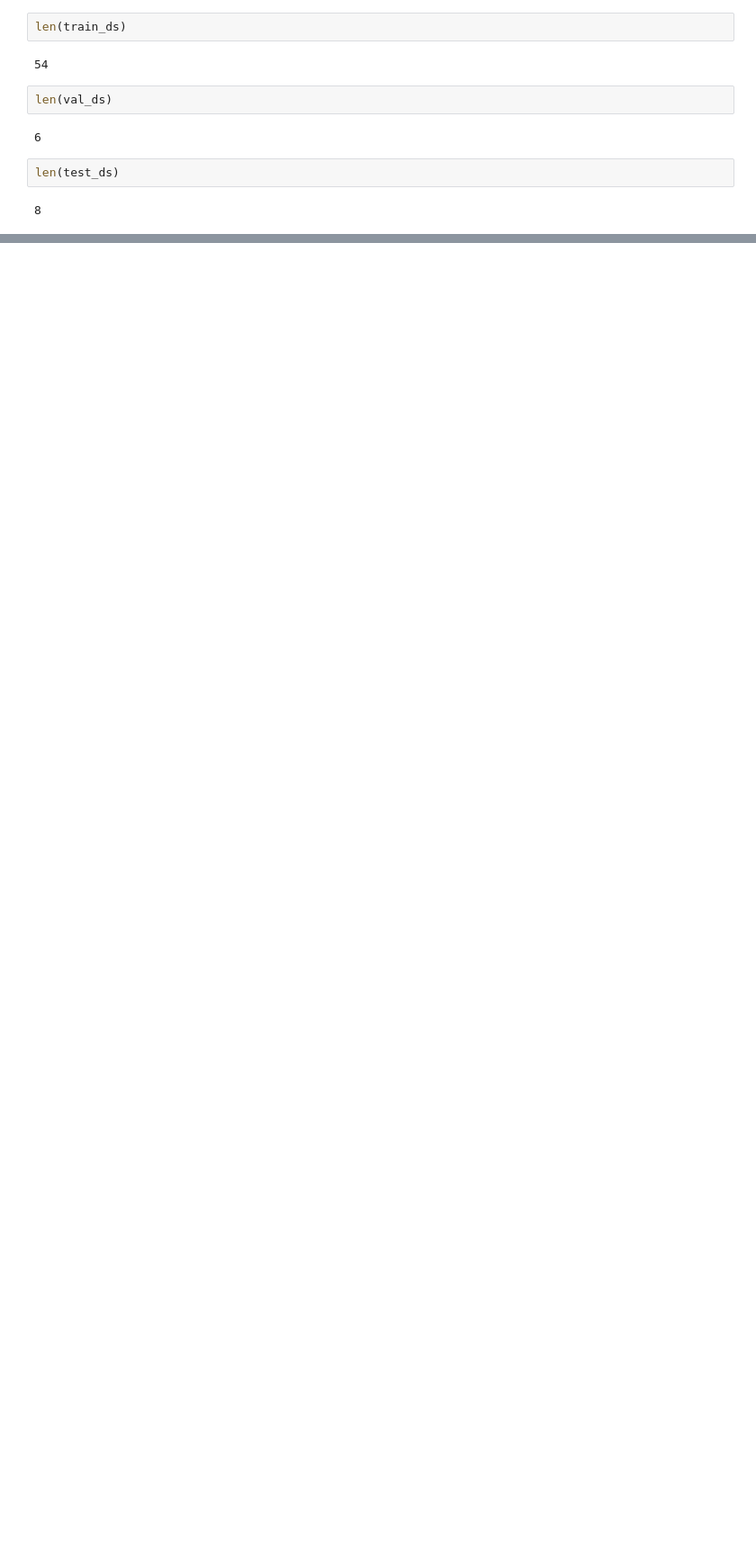
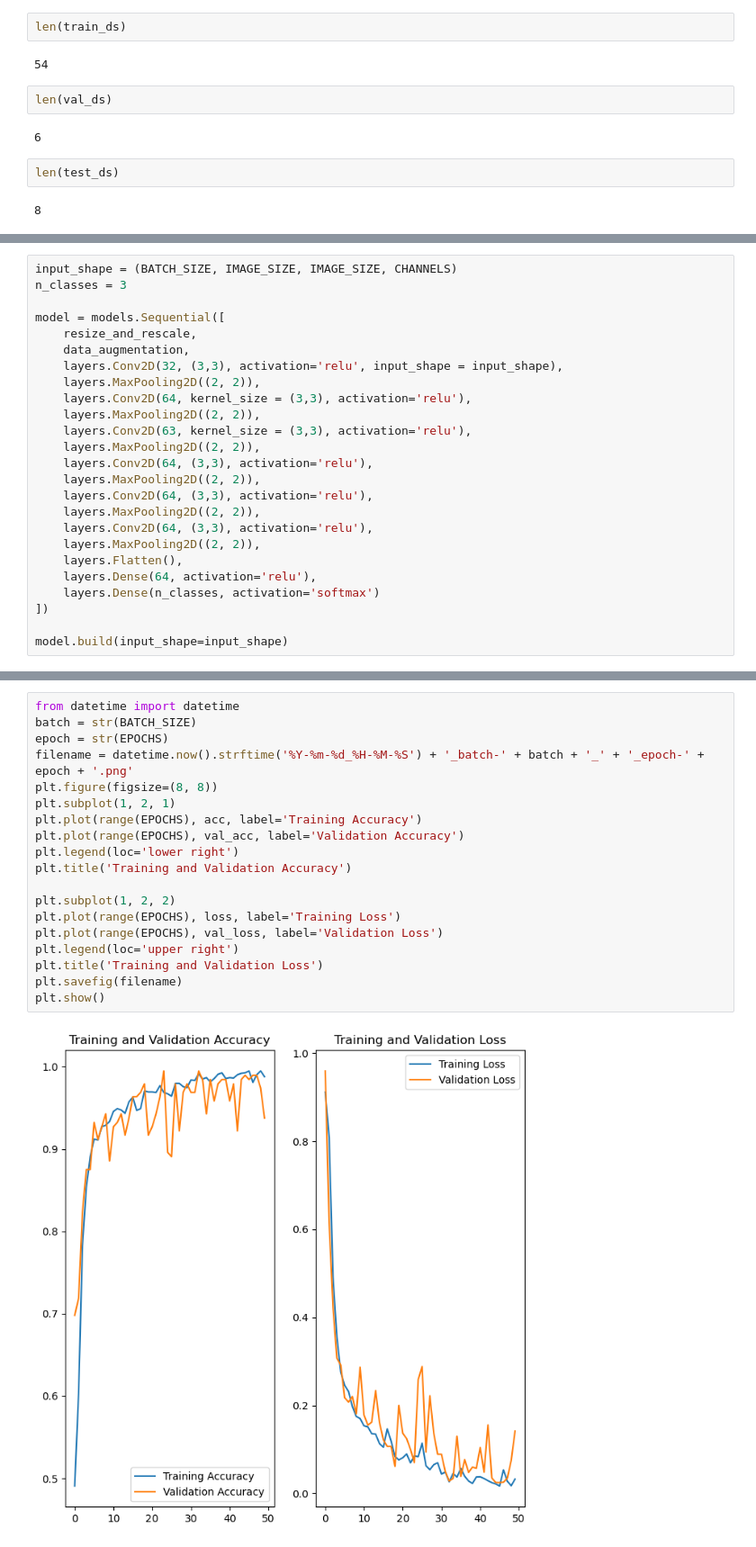
Before and after one commit to noahligala/Deep-Learning-, a Jupyter notebook: Crop_Disease_Detection_model.ipynb, the cells around one changed output, grey strips where cells are left out. Shown: that part at 90% size. Saved outputs shown, nothing was run; the diff lists cells and outputs as text; blank space fills up the shorter version.

Commit message:
model training

```diff
--- a/Crop_Disease_Detection_model.ipynb
+++ b/Crop_Disease_Detection_model.ipynb
@@ -242,0 +125,25 @@ plt.show()
+# %%
+input_shape = (BATCH_SIZE, IMAGE_SIZE, IMAGE_SIZE, CHANNELS)
+n_classes = 3
+
+model = models.Sequential([
+    resize_and_rescale,
+    data_augmentation,
+    layers.Conv2D(32, (3,3), activation='relu', input_shape = input_shape),
+    layers.MaxPooling2D((2, 2)),
+    layers.Conv2D(64, kernel_size = (3,3), activation='relu'),
+    layers.MaxPooling2D((2, 2)),
+    layers.Conv2D(63, kernel_size = (3,3), activation='relu'),
+    layers.MaxPooling2D((2, 2)),
+    layers.Conv2D(64, (3,3), activation='relu'),
+    layers.MaxPooling2D((2, 2)),
+    layers.Conv2D(64, (3,3), activation='relu'),
+    layers.MaxPooling2D((2, 2)),
+    layers.Conv2D(64, (3,3), activation='relu'),
+    layers.MaxPooling2D((2, 2)),
+    layers.Flatten(),
+    layers.Dense(64, activation='relu'),
+    layers.Dense(n_classes, activation='softmax')
+])
+
+model.build(input_shape=input_shape)
@@ -242,0 +233,21 @@ plt.show()
+# %%
+from datetime import datetime
+batch = str(BATCH_SIZE)
+epoch = str(EPOCHS)
+filename = datetime.now().strftime('%Y-%m-%d_%H-%M-%S') + '_batch-' + batch + '_' + '_epoch-' + epoch + '.png'
+plt.figure(figsize=(8, 8))
+plt.subplot(1, 2, 1)
+plt.plot(range(EPOCHS), acc, label='Training Accuracy')
+plt.plot(range(EPOCHS), val_acc, label='Validation Accuracy')
+plt.legend(loc='lower right')
+plt.title('Training and Validation Accuracy')
+
+plt.subplot(1, 2, 2)
+plt.plot(range(EPOCHS), loss, label='Training Loss')
+plt.plot(range(EPOCHS), val_loss, label='Validation Loss')
+plt.legend(loc='upper right')
+plt.title('Training and Validation Loss')
+plt.savefig(filename)
+plt.show()
+# %% [output]
+[figure, added]
```
Also changed, not shown: parts of 36 cells of this notebook, 29 other files.
